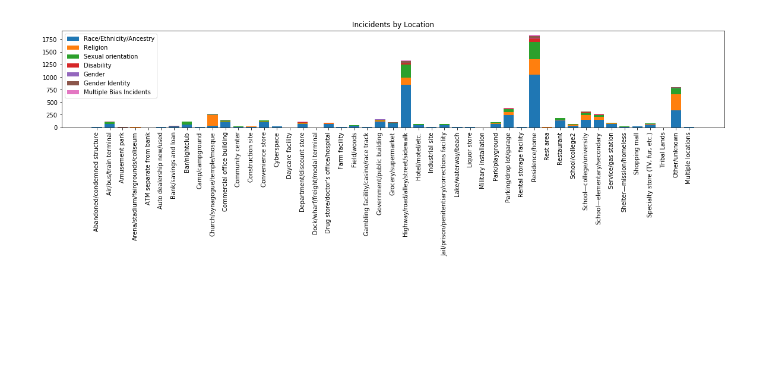
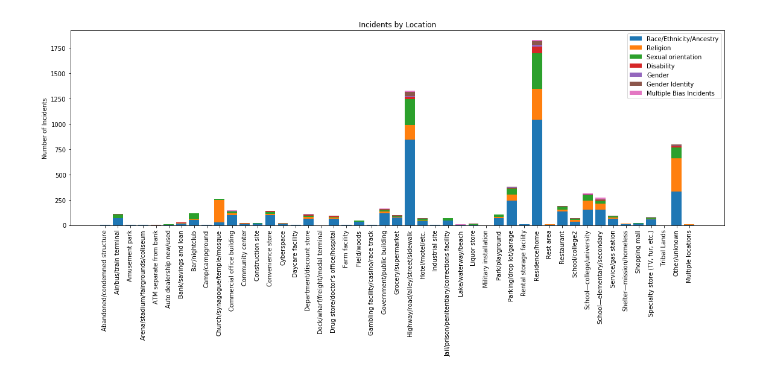
Before and after one commit to msheker/project1mmm, a Jupyter notebook: Bias Motivation by Location.ipynb, the cells around one changed output. Cells and saved outputs as stored; diff of their text form; code cells hidden in the pictures; blank space fills up the shorter version.

```diff
--- a/Bias Motivation by Location.ipynb
+++ b/Bias Motivation by Location.ipynb
@@ -29,19 +29,24 @@ bias_location
 | 46 | Other/unknown | 800 | 334 | 327 | 108 | 9 | 5 | ... |
 | 47 | Multiple locations | 12 | 7 | 1 | 2 | 1 | 0 | ... |
 # %%
+plt.figure(figsize=(16,8))
+
 p1 = plt.bar(bias_location['Location'], f2(bias_location['Race/Ethnicity/Ancestry']))
 p2 = plt.bar(bias_location['Location'], f2(bias_location['Religion']), bottom = f2(bias_location['Race/Ethnicity/Ancestry']))
 p3 = plt.bar(bias_location['Location'], f2(bias_location['Sexual orientation']), bottom = f2(bias_location['Religion'])+ f2(bias_location['Race/Ethnicity/Ancestry']))
 p4 = plt.bar(bias_location['Location'], f2(bias_location['Disability']),bottom = f2(bias_location['Sexual orientation'])+f2(bias_location['Religion'])+ f2(bias_location['Race/Ethnicity/Ancestry']))
 p5 = plt.bar(bias_location['Location'], f2(bias_location['Gender']),bottom =f2(bias_location['Disability'])+ f2(bias_location['Sexual orientation'])+f2(bias_location['Religion'])+ f2(bias_location['Race/Ethnicity/Ancestry']))
 p6 = plt.bar(bias_location['Location'], f2(bias_location['Gender Identity']),bottom =f2(bias_location['Gender']) +f2(bias_location['Disability'])+ f2(bias_location['Sexual orientation'])+f2(bias_location['Religion'])+ f2(bias_location['Race/Ethnicity/Ancestry']))
 p7 = plt.bar(bias_location['Location'], f2(bias_location['Multiple Bias Incidents']),bottom =f2(bias_location['Gender Identity'])+f2(bias_location['Gender']) +f2(bias_location['Disability'])+ f2(bias_location['Sexual orientation'])+f2(bias_location['Religion'])+ f2(bias_location['Race/Ethnicity/Ancestry']))
 
-plt.title('Incicidents by Location')
+plt.title('Incidents by Location')
+plt.ylabel('Number of Incidents')
 plt.xticks(bias_location['Location'], rotation=90)
 plt.legend((p1[0], p2[0], p3[0], p4[0], p5[0],p6[0], p7[0]), ('Race/Ethnicity/Ancestry', 'Religion','Sexual orientation', 'Disability', 'Gender', 'Gender Identity','Multiple Bias Incidents' ), prop={'size': 10})
 
-plt.rcParams['figure.figsize'] = (20, 3)
+#plt.rcParams['figure.figsize'] = (20, 3)
+plt.tight_layout()
+plt.savefig('Incidents_by_Bias_Motivation_by_Location')
 plt.show()
 # %% [output]
-[figure, old version]
+[figure, new version]
```
Also changed, not shown: 2 other files.
